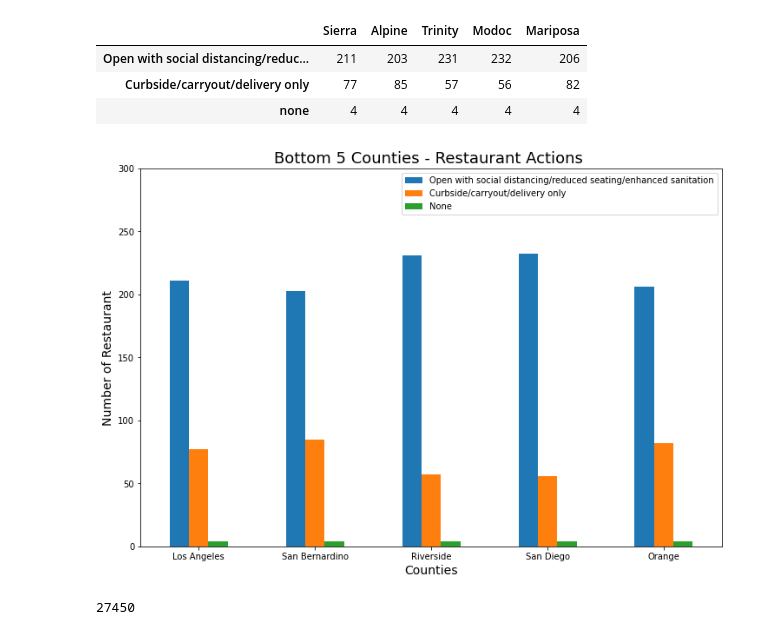
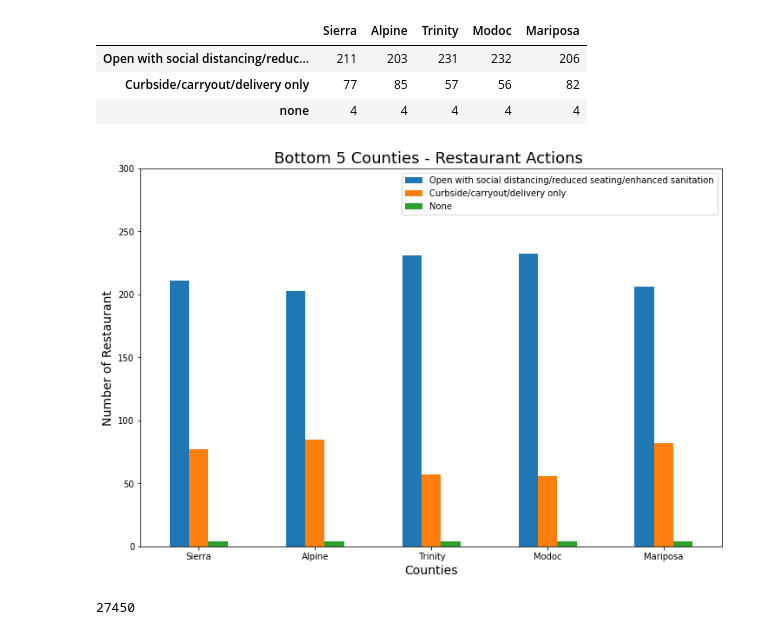
Before and after one commit to JAlvarado23A/covid_and_rest_survival, a Jupyter notebook: FC_data_restaurant.ipynb, the cells around one changed output. Saved outputs shown, nothing was run; the diff lists cells and outputs as text; code cells hidden in the pictures.

```diff
--- a/FC_data_restaurant.ipynb
+++ b/FC_data_restaurant.ipynb
@@ -449,26 +449,26 @@ bottom5_counties
 # %%
 open_limitations = [211,203,231,232,206]
 curbside = [77,85,57,56,82]
 
-index = ['Los Angeles', "San Bernardino","Riverside","San Diego","Orange"]
+index = ["Sierra", "Alpine"," Trinity","Modoc","Mariposa"]
 
 df = pd.DataFrame({'Open with social distancing/reduced seating/enhanced sanitation' : open_limitations,
                   'Curbside/carryout/delivery only' : curbside,
                   'None':none},index = index)
 
 ax = df.plot.bar(rot=0, figsize=(12, 8), align = 'center')
 
 
 plt.title('Bottom 5 Counties - Restaurant Actions ',size = 18)
 plt.xlabel('Counties', size = 14)
 plt.ylabel('Number of Restaurant',size = 14)
 plt.ylim(0,300)
 
 plt.savefig('output_data/bottom5 action')
 
 plt.show()
 # %% [output]
-[figure, old version]
+[figure, new version]
 # %%
 len(covid_cases_df)
 # %% [output]
```
Also changed, not shown: parts of 1 cell of this notebook, 8 other files.
